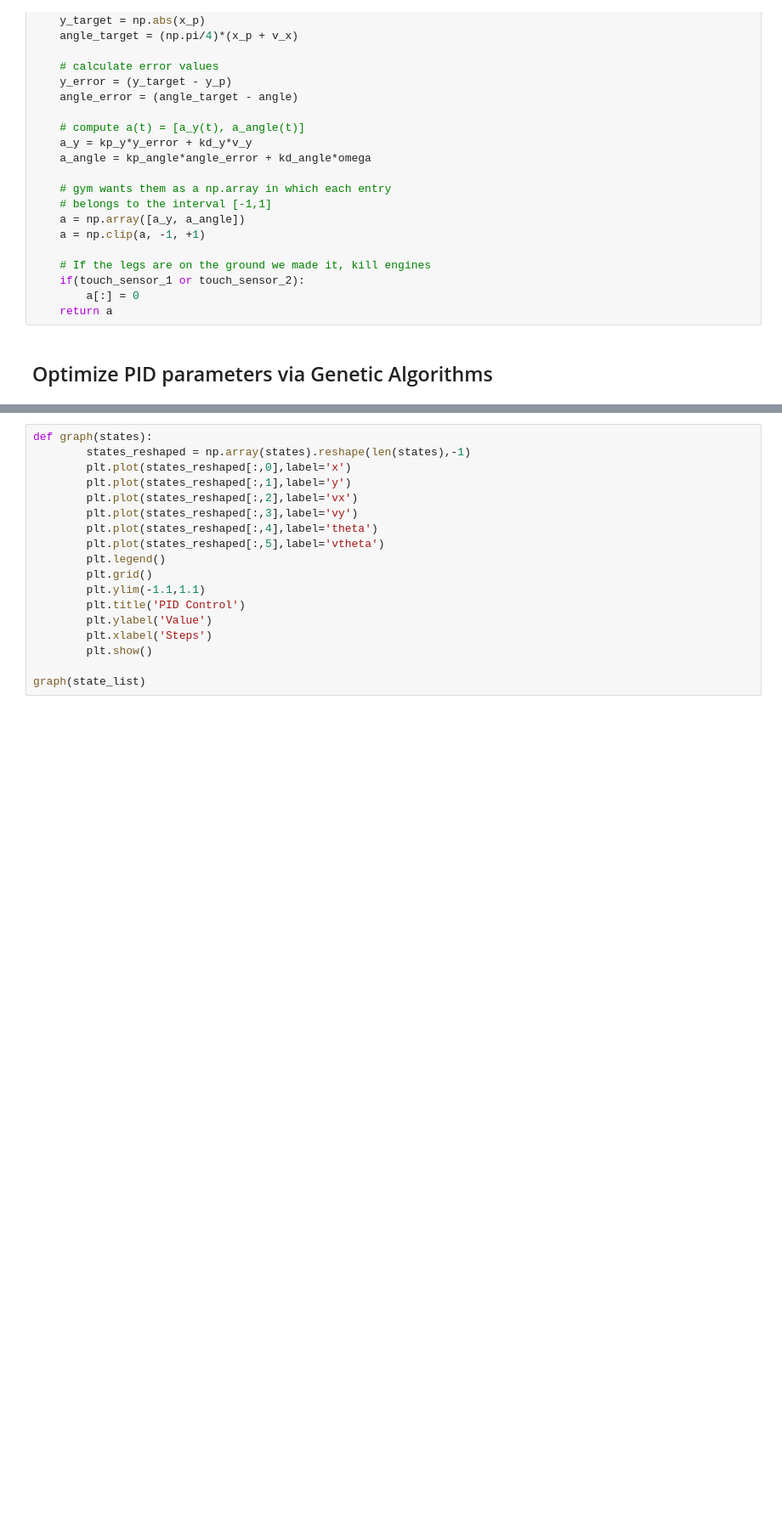
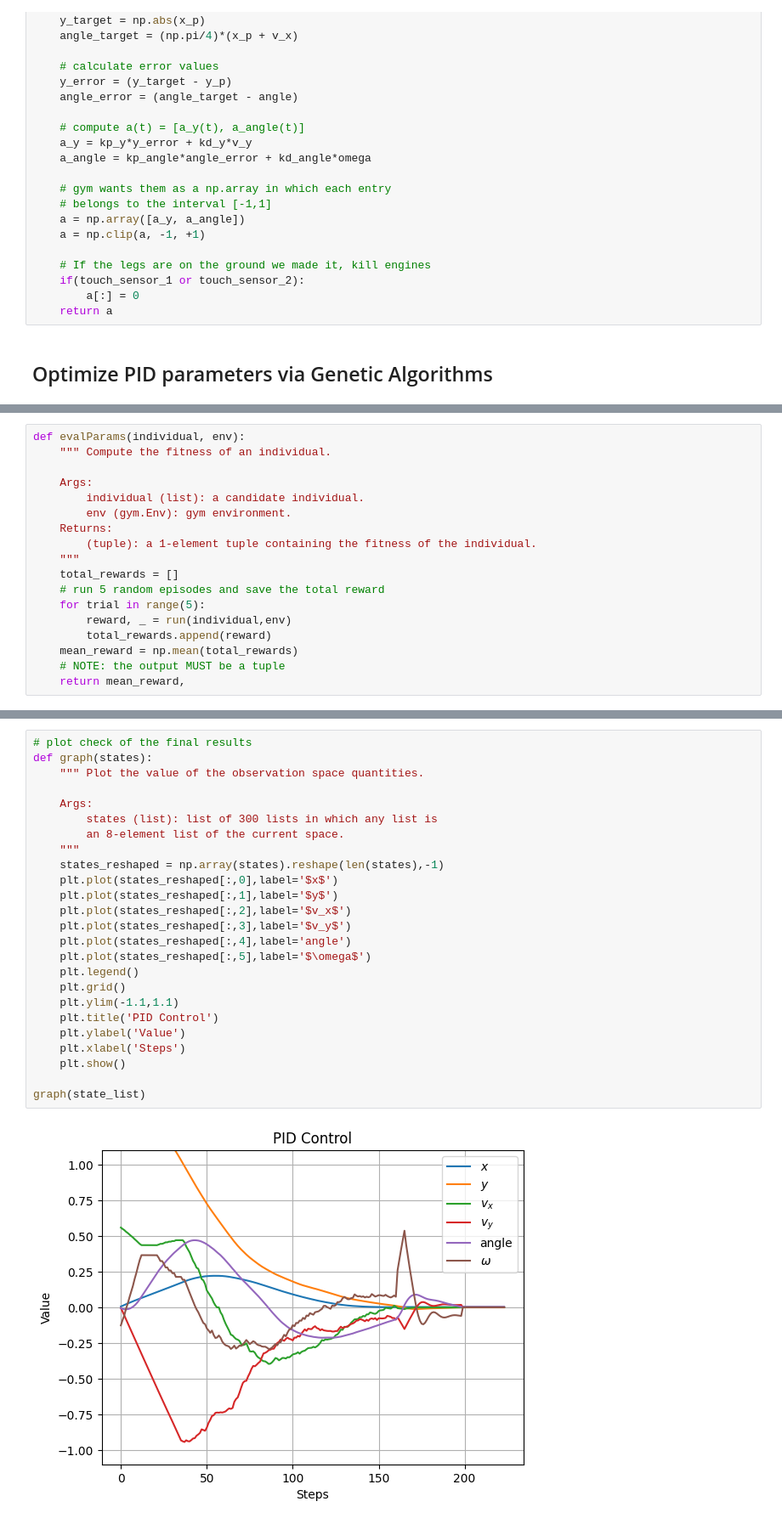
Before and after one commit to alucantonio/data_science, a Jupyter notebook: lander_pid_ga.ipynb, the cells around one changed output, grey strips where cells are left out. Shown at 85% size. Cells and saved outputs as stored; diff of their text form; blank space fills up the shorter version.

```diff
--- a/lander_pid_ga.ipynb
+++ b/lander_pid_ga.ipynb
@@ -142,0 +176,18 @@ def run(params, env, verbose=False):
+# %%
+def evalParams(individual, env):
+    """ Compute the fitness of an individual.
+
+    Args:
+        individual (list): a candidate individual.
+        env (gym.Env): gym environment.
+    Returns:
+        (tuple): a 1-element tuple containing the fitness of the individual.
+    """
+    total_rewards = []
+    # run 5 random episodes and save the total reward
+    for trial in range(5):
+        reward, _ = run(individual,env)
+        total_rewards.append(reward)
+    mean_reward = np.mean(total_rewards)
+    # NOTE: the output MUST be a tuple
+    return mean_reward,
@@ -223,20 +280,29 @@ for _ in range(5):
     total, state_list = run(params, env, verbose=True)
 env.close()
 # %%
+# plot check of the final results
 def graph(states):
-        states_reshaped = np.array(states).reshape(len(states),-1)
-        plt.plot(states_reshaped[:,0],label='x')
-        plt.plot(states_reshaped[:,1],label='y')
-        plt.plot(states_reshaped[:,2],label='vx')
-        plt.plot(states_reshaped[:,3],label='vy')
-        plt.plot(states_reshaped[:,4],label='theta')
-        plt.plot(states_reshaped[:,5],label='vtheta')
-        plt.legend()
-        plt.grid()
-        plt.ylim(-1.1,1.1)
-        plt.title('PID Control')
-        plt.ylabel('Value')
-        plt.xlabel('Steps')
-        plt.show()
+    """ Plot the value of the observation space quantities.
+
+    Args:
+        states (list): list of 300 lists in which any list is
+        an 8-element list of the current space.
+    """
+    states_reshaped = np.array(states).reshape(len(states),-1)
+    plt.plot(states_reshaped[:,0],label='$x$')
+    plt.plot(states_reshaped[:,1],label='$y$')
+    plt.plot(states_reshaped[:,2],label='$v_x$')
+    plt.plot(states_reshaped[:,3],label='$v_y$')
+    plt.plot(states_reshaped[:,4],label='angle')
+    plt.plot(states_reshaped[:,5],label='$\omega$')
+    plt.legend()
+    plt.grid()
+    plt.ylim(-1.1,1.1)
+    plt.title('PID Control')
+    plt.ylabel('Value')
+    plt.xlabel('Steps')
+    plt.show()
 
 graph(state_list)
+# %% [output]
+[figure, added]
```
Also changed, not shown: parts of 14 cells of this notebook.
